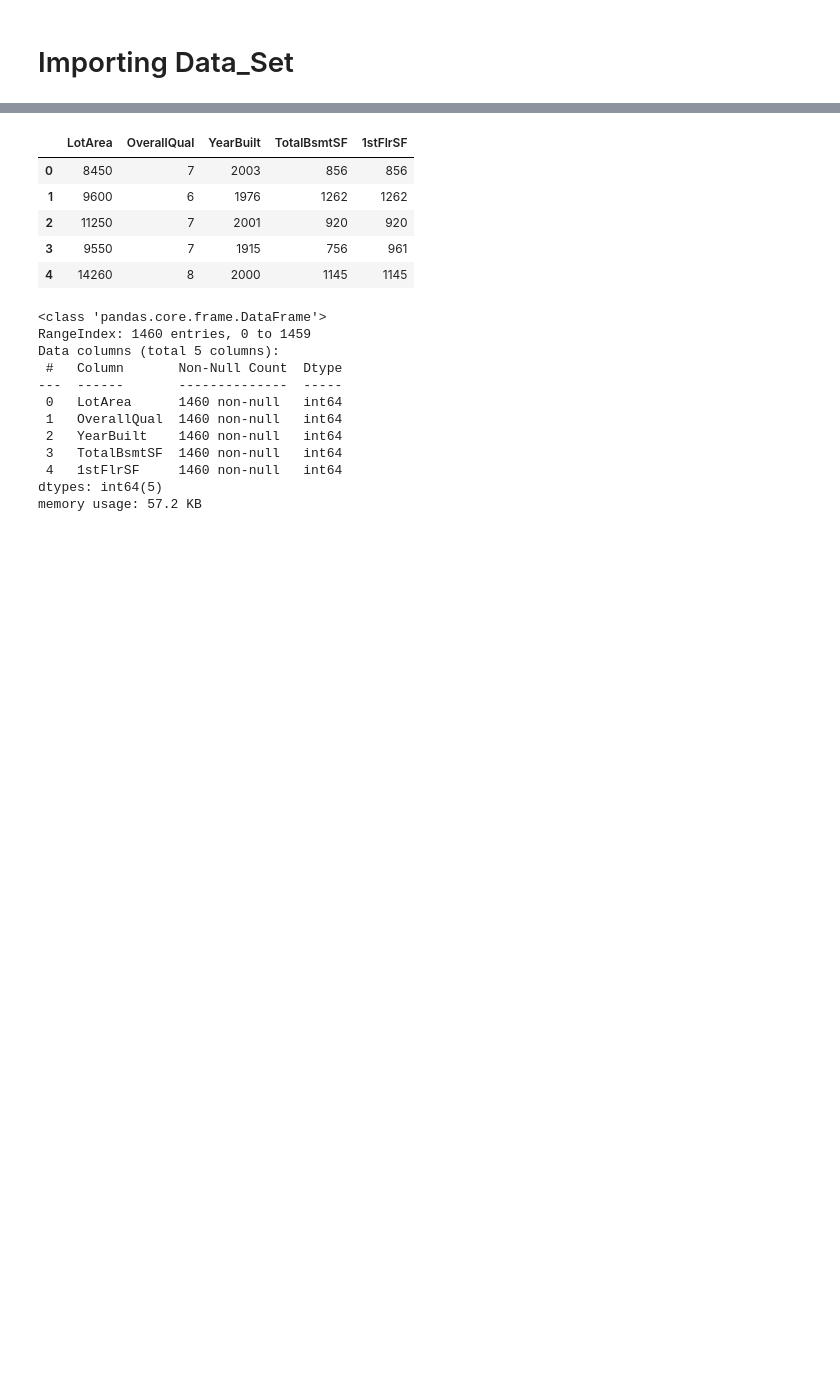
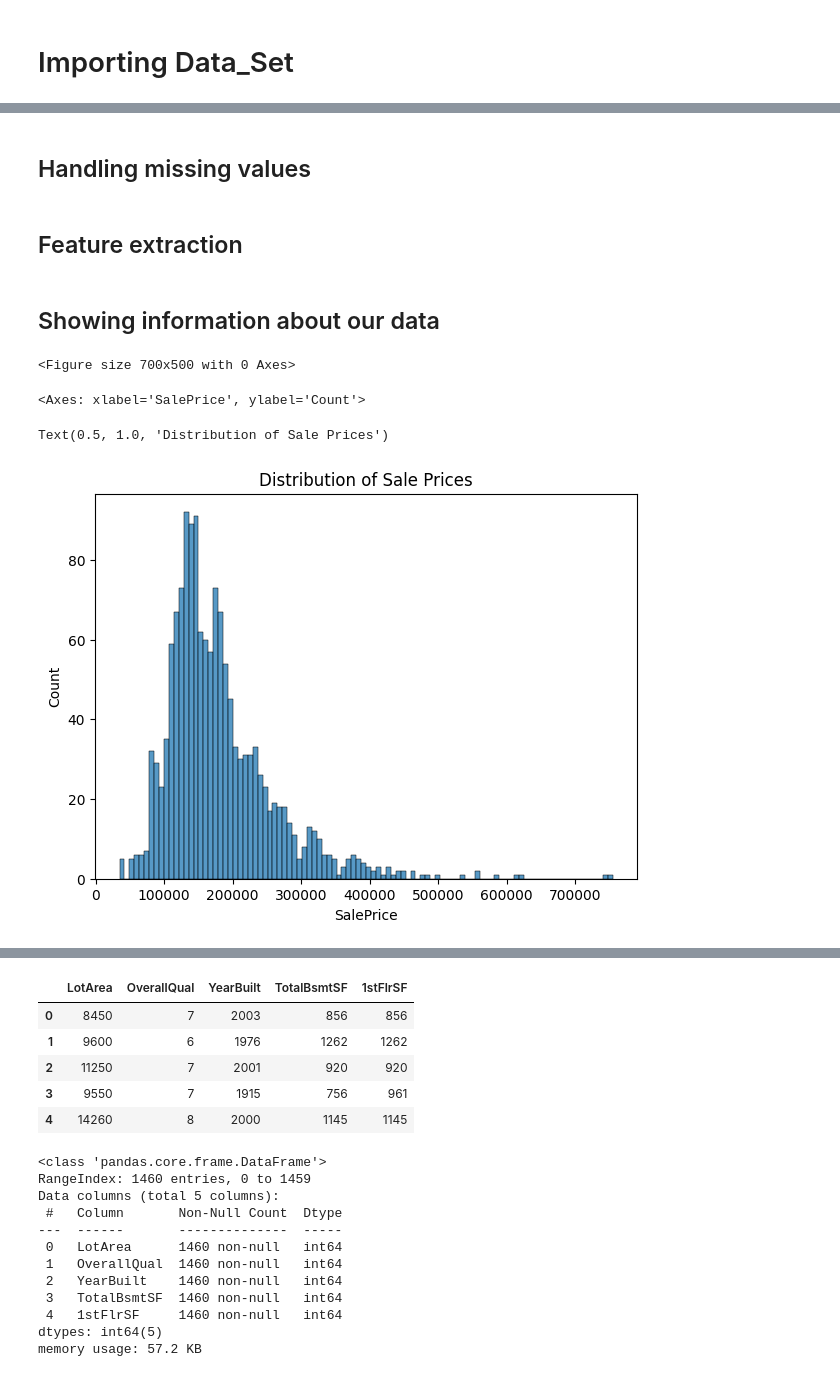
Before and after one commit to Hazem-Ahmed1/House_Prices_Advanced_Regression_Techniques, a Jupyter notebook: Houses_Dataset/Houses_Regression.ipynb, the cells around one changed output, grey strips where cells are left out. Cells and saved outputs as stored; diff of their text form; code cells hidden in the pictures; blank space fills up the shorter version.

```diff
--- a/Houses_Dataset/Houses_Regression.ipynb
+++ b/Houses_Dataset/Houses_Regression.ipynb
@@ -41,0 +140,12 @@ train_datafile.describe()
+# %%
+#columns ['PoolQC', 'MiscFeature', 'Alley', 'Fence', 'MasVnrType'] have high percentage of missing values , so we should drop them
+columns_to_drop = ['PoolQC', 'MiscFeature', 'Alley', 'Fence', 'MasVnrType']
+house.drop(columns=columns_to_drop, axis=1, inplace=True)
+# %% [markdown]
+## Handling missing values
+# %%
+#selecting numerical columns
+num_cols = house.select_dtypes(include=['int64','float64']).columns
+
+for col in num_cols:
+    house[col].fillna(house[col].median(),inplace = True)
@@ -41,0 +156,5 @@ train_datafile.describe()
+# %%
+non_null_cols = house.isnull().any()[house.isnull().any() == True].index
+
+for col in non_null_cols:
+    house[col].fillna('No',inplace = True)
@@ -41,0 +165,27 @@ train_datafile.describe()
+# %% [markdown]
+## Feature extraction
+# %%
+#make a new columnس for house's age and garage's age
+from datetime import datetime
+current_year = datetime.now().year
+house['HouseAge'] = current_year - house['YearBuilt']
+
+house['GarageAge'] = current_year - house['GarageYrBlt']
+
+
+#make a new column for house's total bathrooms
+house['TotalBathrooms'] = house['BsmtFullBath'] + house['BsmtHalfBath'] + house['FullBath'] + house['HalfBath']
+
+#Create a feature representing the total outdoor living area
+house['OutdoorArea'] = house['WoodDeckSF'] + house['OpenPorchSF'] + house['EnclosedPorch'] + house['3SsnPorch'] + house['ScreenPorch'] + house['PoolArea']
+# %% [markdown]
+## Showing information about our data
+# %%
+plt.figure(figsize=(7, 5))
+sns.histplot(house['SalePrice'], bins=100, line_kws={'alpha': 0.4})
+plt.title('Distribution of Sale Prices')
+# %% [output]
+<Figure size 700x500 with 0 Axes>
+<Axes: xlabel='SalePrice', ylabel='Count'>
+Text(0.5, 1.0, 'Distribution of Sale Prices')
+[figure, added]
```
Also changed, not shown: parts of 21 cells of this notebook.
